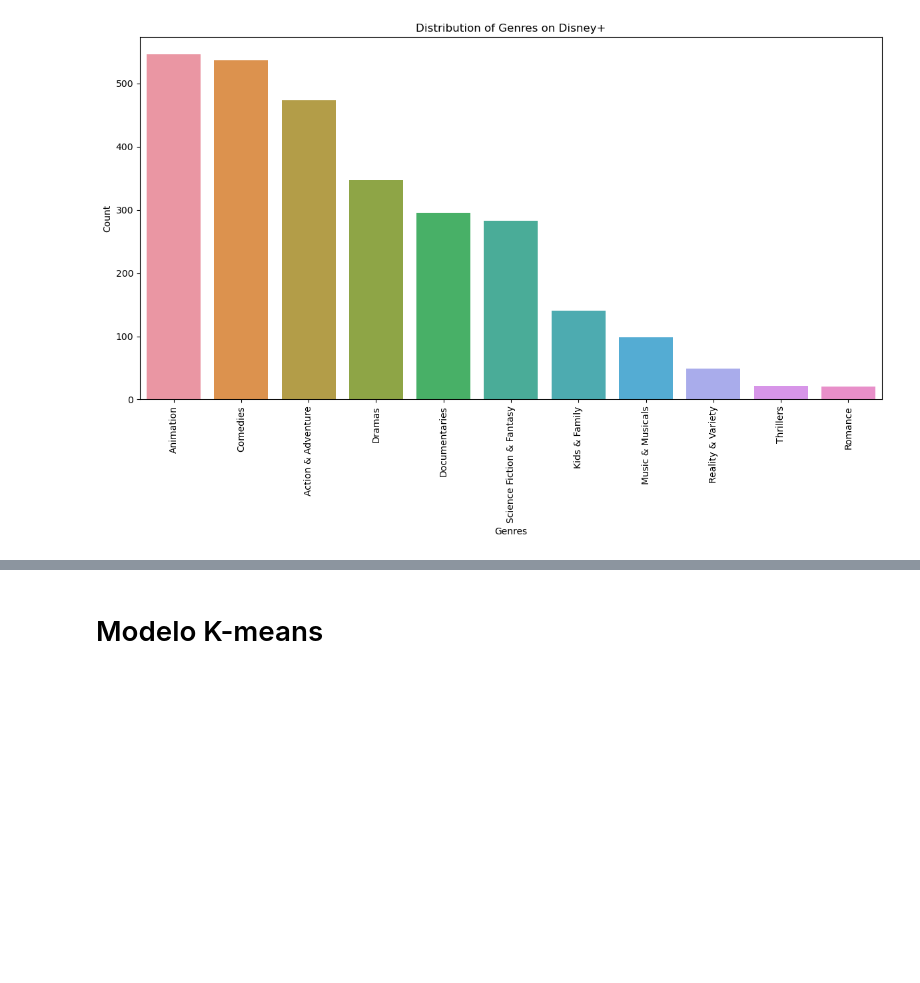
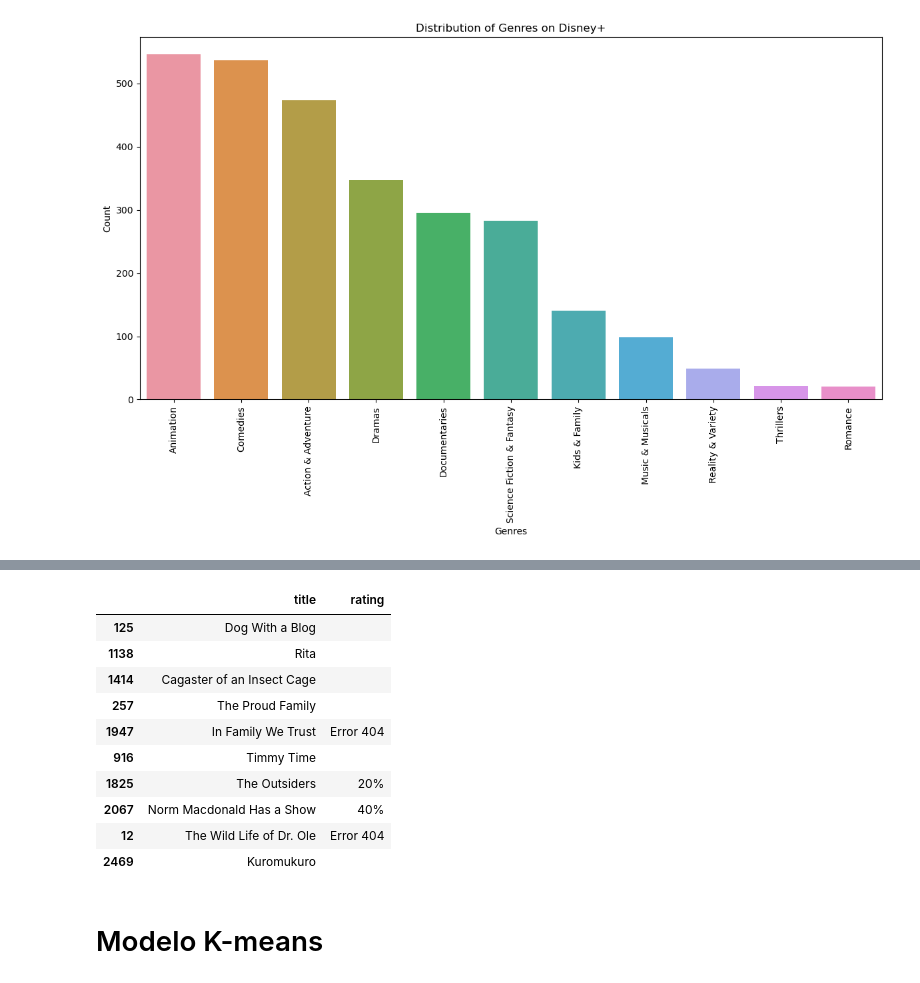
Before and after one commit to e-vilkoyt/data-analysis-disney-vs-netflix, a Jupyter notebook: DISNEY VS NETFLIX.ipynb, the cells around one changed output, grey strips where cells are left out. Drawn from its saved outputs; the diff is of its cells as text; code cells hidden in the pictures; blank space fills up the shorter version.

Commit message:
Fix errors of web scraping

```diff
--- a/DISNEY VS NETFLIX.ipynb
+++ b/DISNEY VS NETFLIX.ipynb
@@ -164,9 +164,6 @@ dtype: object
 # %%
 # Eliminamos columna country
 df = df.drop(columns=['country'])
-# %%
-# Eliminamos la columna description
-df = df.drop(columns=['description'])
 # %%
 # Eliminamos las filas que tengan mas del 50% de valores vacios
 df = df.dropna(thresh=len(df)*0.5, axis=1)
@@ -548,0 +565,22 @@ plt.show()
+# %%
+# Prueba del web scrapping
+url = "https://www.rottentomatoes.com/tv/stranger_things"
+
+# Hacemos la solicitud a la página
+response = requests.get(url)
+
+# Comprobamos que no da error
+if response.status_code == 200:
+    soup = BeautifulSoup(response.text, 'html.parser')
+
+    # Buscamos la calificación
+    rating_element = soup.find('rt-text', {'size': '1.375', 'context': 'label'})
+
+    # Si la encuentra, extraemos la califciación
+    if rating_element:
+        rating = rating_element.get_text(strip=True)
+        print(f"Calificación de Stranger Things: {rating}")
+    else:
+        print("No se encontró la calificación en la página.")
+else:
+    print(f"Error al acceder a la página: {response.status_code}")
@@ -548,0 +665,14 @@ plt.show()
+# %%
+ratings_df.sample(10)
+# %% [output]
+|  | title | rating |
+| 125 | Dog With a Blog |  |
+| 1138 | Rita |  |
+| 1414 | Cagaster of an Insect Cage |  |
+| 257 | The Proud Family |  |
+| 1947 | In Family We Trust | Error 404 |
+| 916 | Timmy Time |  |
+| 1825 | The Outsiders | 20% |
+| 2067 | Norm Macdonald Has a Show | 40% |
+| 12 | The Wild Life of Dr. Ole | Error 404 |
+| 2469 | Kuromukuro |  |
```
Also changed, not shown: parts of 10 cells of this notebook, 2 other files.
